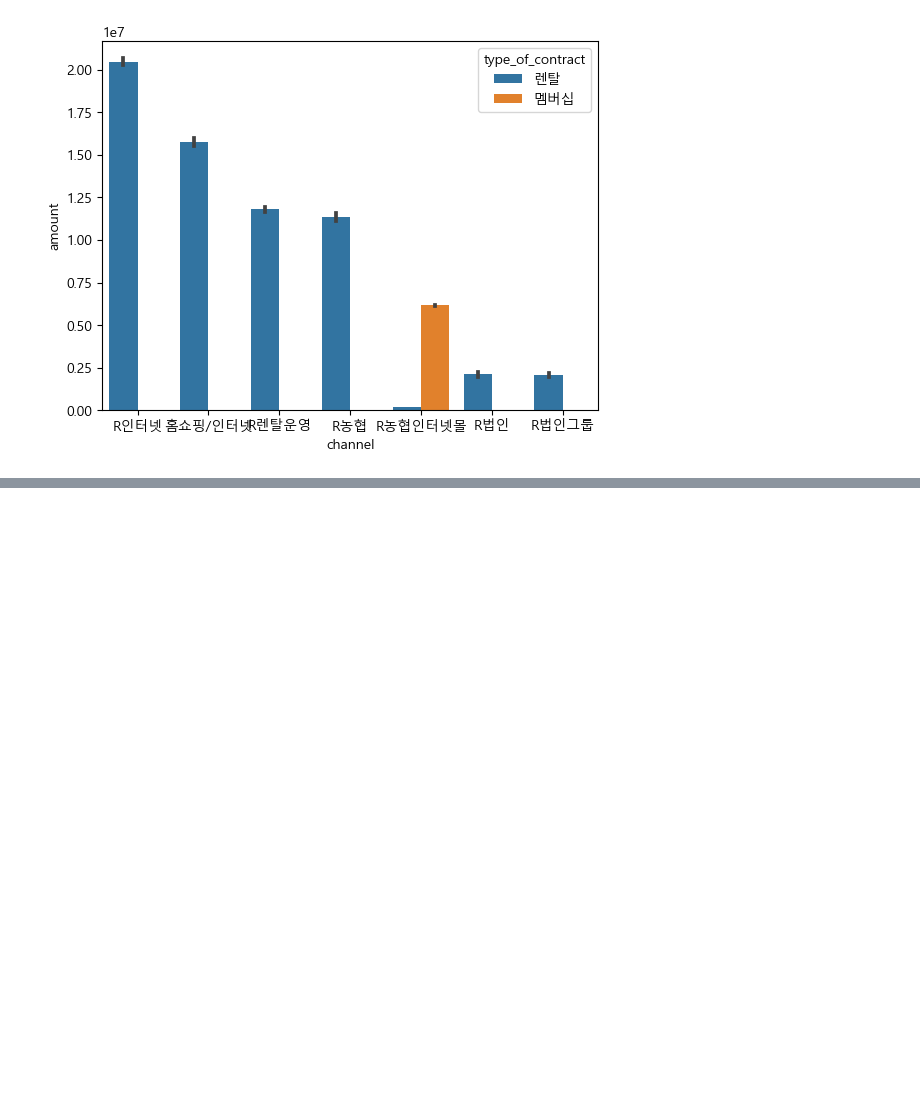
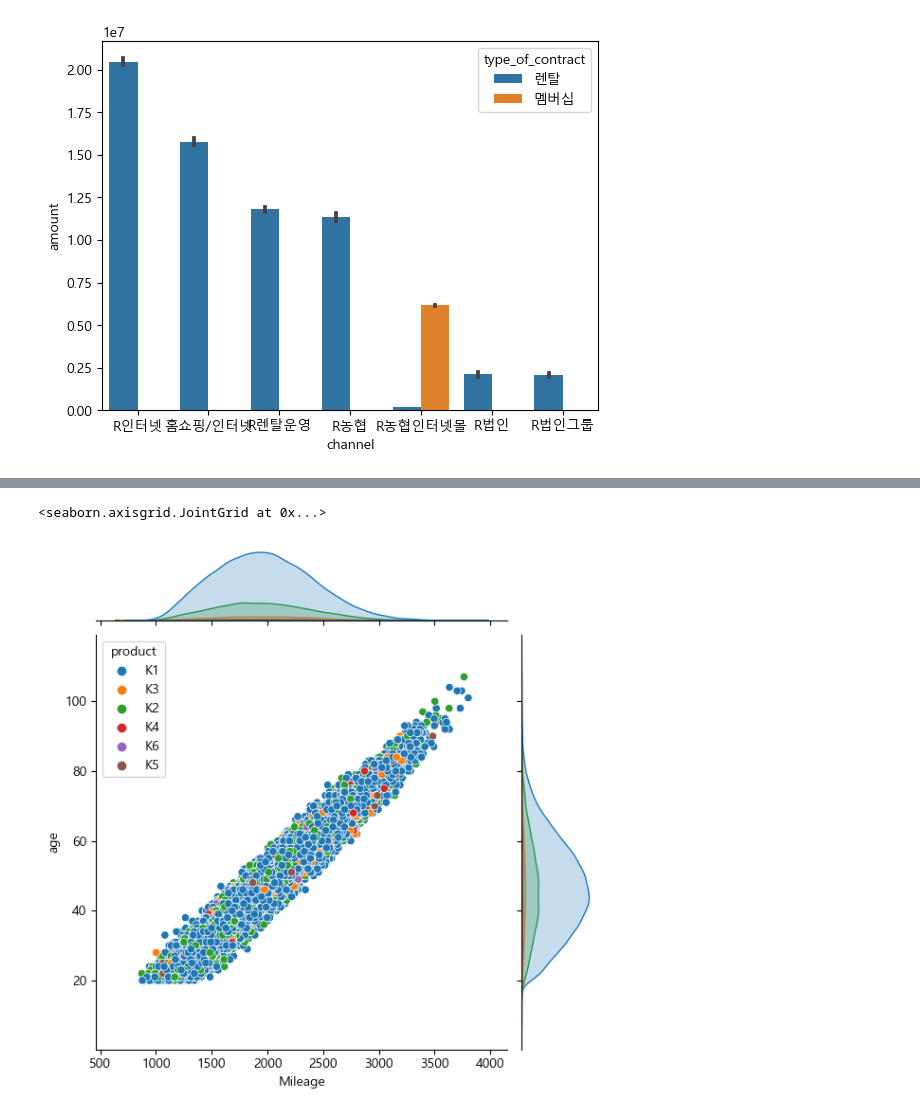
Before and after one commit to angelamyungjoosong/study_data_analytics, a Jupyter notebook: codes/visualizations/UsingCharts_TypeOfContract.ipynb, the cells around one changed output, grey strips where cells are left out. Saved outputs shown, nothing was run; the diff lists cells and outputs as text; code cells hidden in the pictures; blank space fills up the shorter version.

```diff
--- a/codes/visualizations/UsingCharts_TypeOfContract.ipynb
+++ b/codes/visualizations/UsingCharts_TypeOfContract.ipynb
@@ -64,0 +111,6 @@ sns.barplot(data=df_TOCC, x='channel', y='amount', estimator=sum, order=df_TOCC_
+# %%
+sns.jointplot(data=df_TOCC, x='Mileage', y='age', hue='product')
+#단일변수가 같이 나옴
+# %% [output]
+<seaborn.axisgrid.JointGrid at 0x...>
+[figure, added]
```
Also changed, not shown: parts of 16 cells of this notebook, 2 other files.
